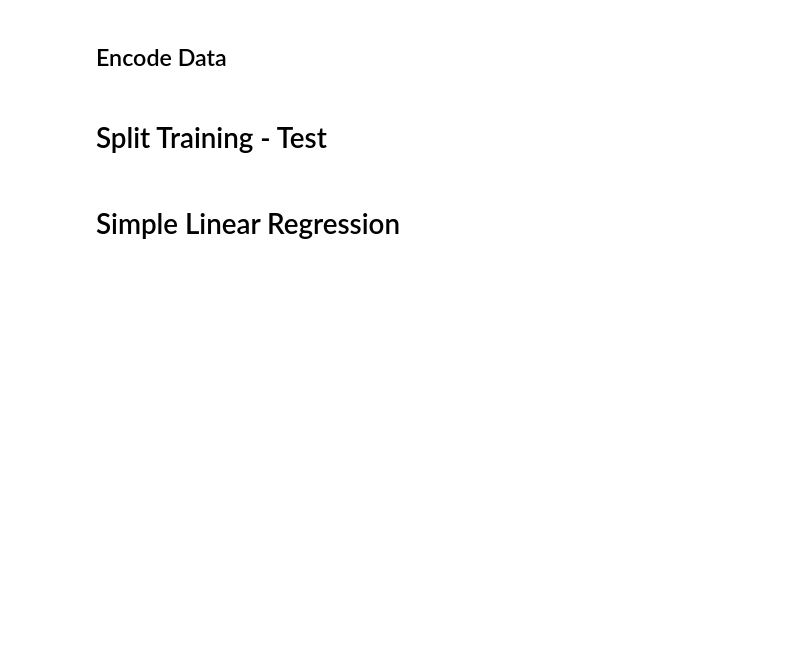
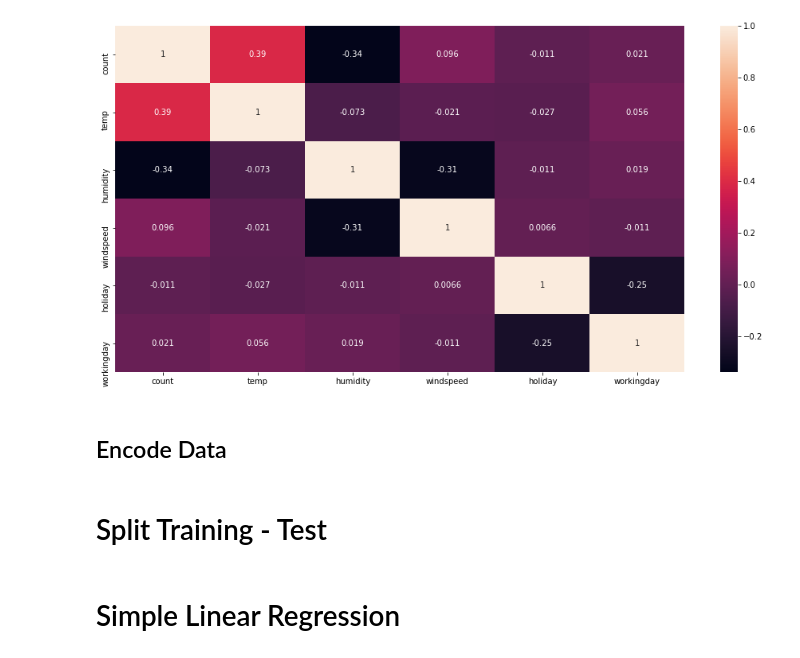
Before and after one commit to LeonBeyer123/Business_Intelligence, a Jupyter notebook: forecast.ipynb, the cells around one changed output. Cells and saved outputs as stored; diff of their text form; code cells hidden in the pictures; blank space fills up the shorter version.

```diff
--- a/forecast.ipynb
+++ b/forecast.ipynb
@@ -52,2 +68,8 @@ hourly_dataset.dropna(inplace=True)
+# %%
+plt.figure(figsize=(16,8))
+sns.heatmap(hourly_dataset.corr(), annot=True)
+plt.show()
+# %% [output]
+[figure, added]
 # %% [markdown]
 ## Encode Data
```
Also changed, not shown: parts of 33 cells of this notebook.
